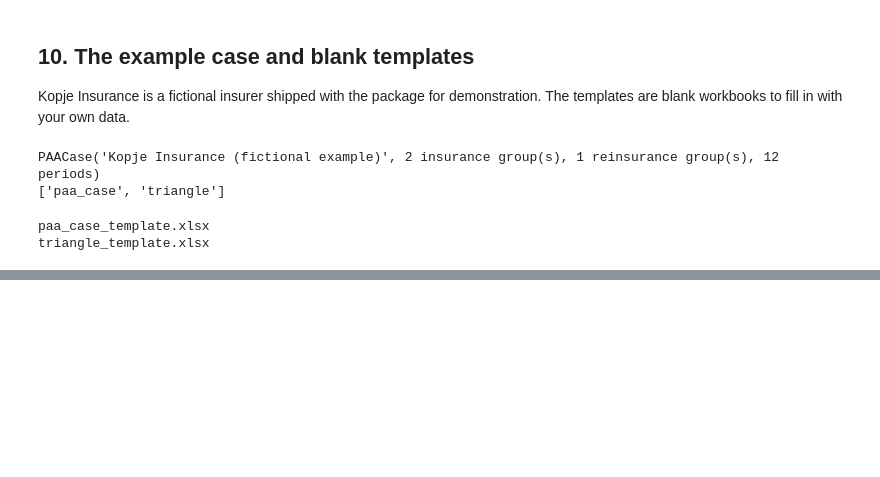
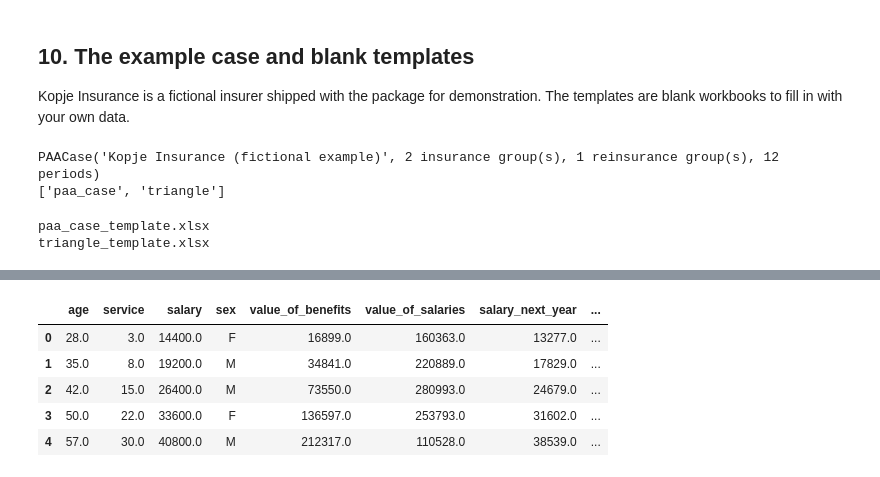
Before and after one commit to ShannonT20/ACTUNEO, a Jupyter notebook: examples/actuneo_tour.ipynb, the cells around one changed output, grey strips where cells are left out. Saved outputs shown, nothing was run; the diff lists cells and outputs as text; code cells hidden in the pictures; blank space fills up the shorter version.

```diff
--- a/examples/actuneo_tour.ipynb
+++ b/examples/actuneo_tour.ipynb
@@ -593,0 +598,39 @@ triangle_template.xlsx
+# %%
+from actuneo.pensions import (
+    DBValuation, DefinedBenefitScheme, ValuationBasis, ServiceTable, IAS19Period,
+    DCProjection, zimbabwe as pensions_act,
+)
+
+scheme = DefinedBenefitScheme(
+    accrual_rate=1 / 60, normal_retirement_age=60, final_average_years=3,
+    spouse_fraction=0.5, guarantee_years=5, death_in_service_multiple=2,
+    member_contribution_rate=0.06,
+)
+
+retired = {"M": MortalityTable.from_south_africa("saiml98"),
+           "F": MortalityTable.from_south_africa("saifl98")}
+service_table = ServiceTable.from_mortality(
+    MortalityTable.from_south_africa("sa8590"), retirement_age=60, start_age=20,
+    withdrawal=lambda age: max(0.0, 0.08 - 0.002 * (age - 20)),
+    ill_health=lambda age: 0.001 if age >= 45 else 0.0,
+)
+basis = ValuationBasis(
+    discount_rate=0.10, mortality_post=retired, service_table=service_table,
+    salary_scale=0.07, pension_increase=0.04, deferred_revaluation=0.04,
+    proportion_married=0.8, spouse_age_difference=4,
+)
+
+actives = pd.DataFrame({
+    "age":     [28, 35, 42, 50, 57],
+    "service": [3, 8, 15, 22, 30],
+    "salary":  [14_400, 19_200, 26_400, 33_600, 40_800],
+    "sex":     ["F", "M", "M", "F", "M"],
+})
+pensioners = pd.DataFrame({"age": [63, 70, 78], "pension": [9_600, 7_200, 4_800],
+                           "sex": ["M", "F", "M"]})
+deferreds = pd.DataFrame({"age": [45], "pension": [2_400], "sex": ["M"]})
+
+valuation = DBValuation(scheme, basis, actives, pensioners, deferreds,
+                        assets=420_000, reserves=10_000)
+print(pensions_act.funding_level_check(valuation.funding_level)["status"])
+valuation.summary().round(3)
@@ -593,0 +648,10 @@ triangle_template.xlsx
+# %%
+# Liability and normal cost for each active member
+valuation.active_results.round(0)
+# %% [output]
+|  | age | service | salary | sex | value_of_benefits | value_of_salaries | salary_next_year | ... |
+| 0 | 28.0 | 3.0 | 14400.0 | F | 16899.0 | 160363.0 | 13277.0 | ... |
+| 1 | 35.0 | 8.0 | 19200.0 | M | 34841.0 | 220889.0 | 17829.0 | ... |
+| 2 | 42.0 | 15.0 | 26400.0 | M | 73550.0 | 280993.0 | 24679.0 | ... |
+| 3 | 50.0 | 22.0 | 33600.0 | F | 136597.0 | 253793.0 | 31602.0 | ... |
+| 4 | 57.0 | 30.0 | 40800.0 | M | 212317.0 | 110528.0 | 38539.0 | ... |
```
Also changed, not shown: parts of 11 cells of this notebook.
